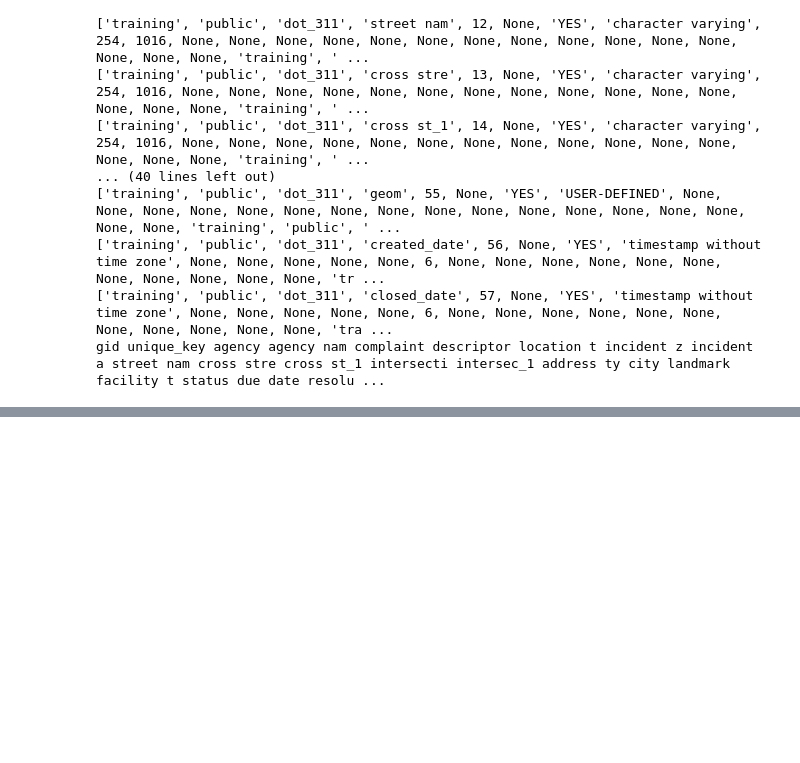
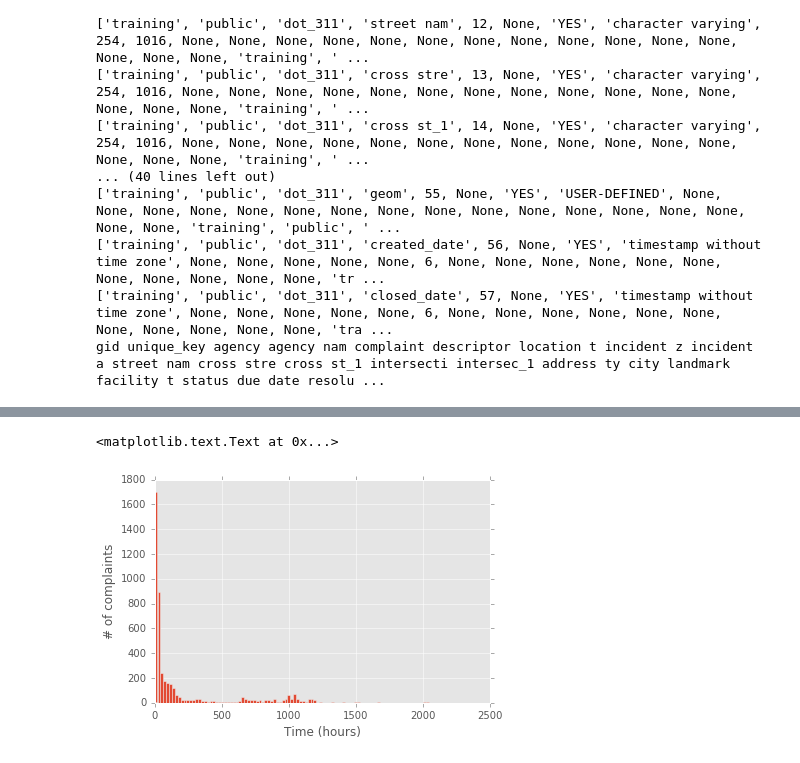
Before and after one commit to ledeprogram/algorithms, a Jupyter notebook: class4/homework/Lee_Dongjin_4_1.ipynb, the cells around one changed output, grey strips where cells are left out. Saved outputs shown, nothing was run; the diff lists cells and outputs as text; code cells hidden in the pictures; blank space fills up the shorter version.

```diff
--- a/class4/homework/Lee_Dongjin_4_1.ipynb
+++ b/class4/homework/Lee_Dongjin_4_1.ipynb
@@ -38,3 +45,8 @@ for row in cursor:
 # %%
 import pandas as pd
 df = pd.DataFrame(complaints)
+df.columns = ['unique_key', 'complaint', 'created_date', 'closed_date']
+df_original = df.copy()
+# %%
+df['time'] = df['closed_date']-df['created_date']
+df.head(3)
@@ -40,0 +84,3 @@ df = pd.DataFrame(complaints)
+# %%
+df = df[df['time'] > pd.Timedelta(hours=0)].dropna()
+df['time'].describe()
@@ -52,0 +133,3 @@ memory usage: 182.9+ KB
+# %%
+df['time']=(df['time'])/(pd.Timedelta(hours=1))
+df['time'].head(10)
@@ -52,0 +160,7 @@ memory usage: 182.9+ KB
+# %%
+df['time'].hist(bins=100)
+plt.xlabel('Time (hours)')
+plt.ylabel('# of complaints')
+# %% [output]
+<matplotlib.text.Text at 0x...>
+[figure, added]
```
Also changed, not shown: parts of 14 cells of this notebook, 2 other files.
